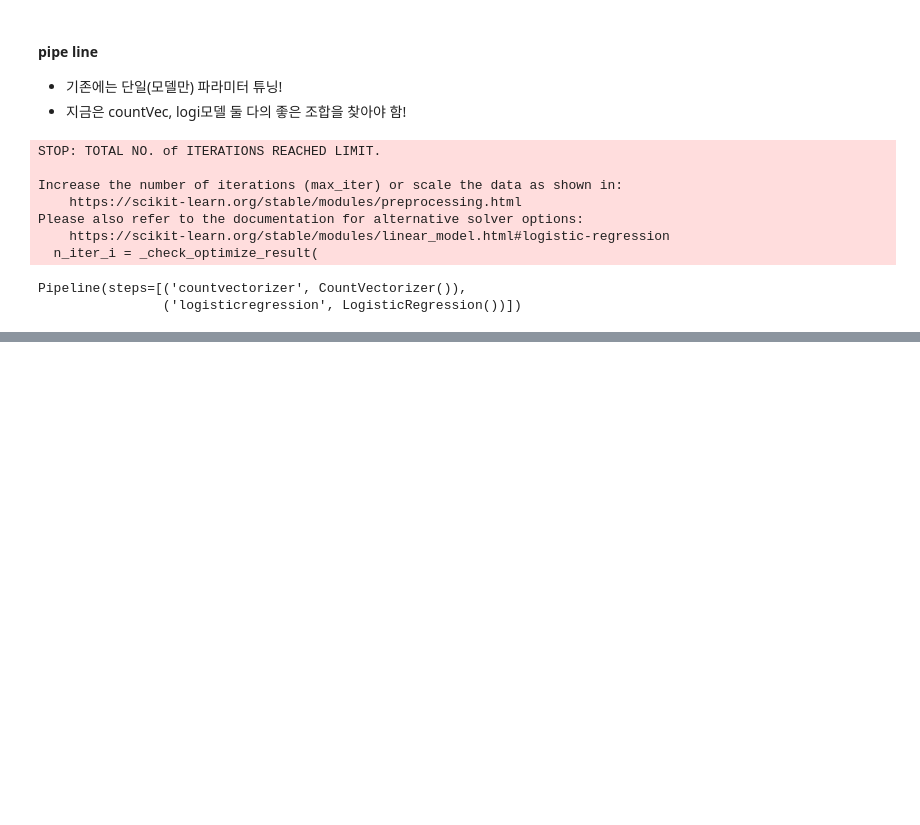
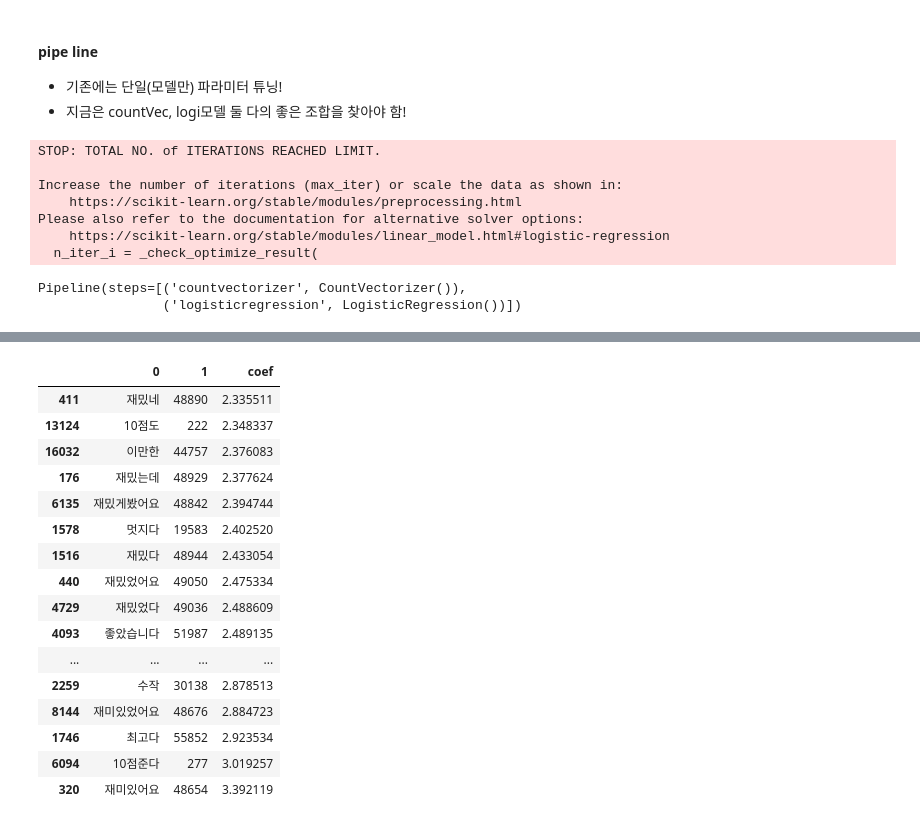
Before and after one commit to likemilktea/GjAiSchool, a Jupyter notebook: 08.머신러닝/ex08_영화리뷰데이터다루기(비정형데이터,텍스트마이닝).ipynb, the cells around one changed output, grey strips where cells are left out. Saved outputs shown, nothing was run; the diff lists cells and outputs as text; code cells hidden in the pictures; blank space fills up the shorter version.

```diff
--- a/08.머신러닝/ex08_영화리뷰데이터다루기(비정형데이터,텍스트마이닝).ipynb
+++ b/08.머신러닝/ex08_영화리뷰데이터다루기(비정형데이터,텍스트마이닝).ipynb
@@ -351,0 +522,20 @@ Pipeline(steps=[('countvectorizer', CountVectorizer()),
+# %%
+df2.tail(30)
+# %% [output]
+|  | 0 | 1 | coef |
+| 411 | 재밌네 | 48890 | 2.335511 |
+| 13124 | 10점도 | 222 | 2.348337 |
+| 16032 | 이만한 | 44757 | 2.376083 |
+| 176 | 재밌는데 | 48929 | 2.377624 |
+| 6135 | 재밌게봤어요 | 48842 | 2.394744 |
+| 1578 | 멋지다 | 19583 | 2.402520 |
+| 1516 | 재밌다 | 48944 | 2.433054 |
+| 440 | 재밌었어요 | 49050 | 2.475334 |
+| 4729 | 재밌었다 | 49036 | 2.488609 |
+| 4093 | 좋았습니다 | 51987 | 2.489135 |
+| ... | ... | ... | ... |
+| 2259 | 수작 | 30138 | 2.878513 |
+| 8144 | 재미있었어요 | 48676 | 2.884723 |
+| 1746 | 최고다 | 55852 | 2.923534 |
+| 6094 | 10점준다 | 277 | 3.019257 |
+| 320 | 재미있어요 | 48654 | 3.392119 |
```
Also changed, not shown: parts of 32 cells of this notebook, 9 other files.
